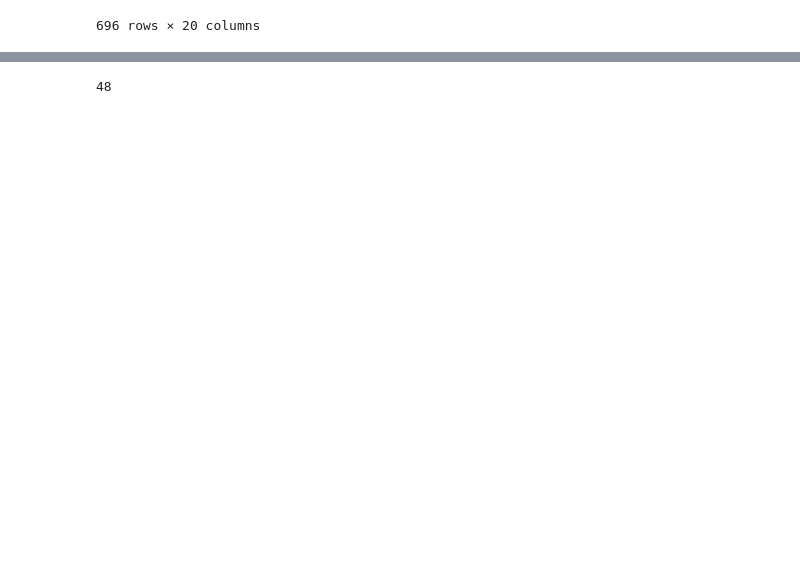
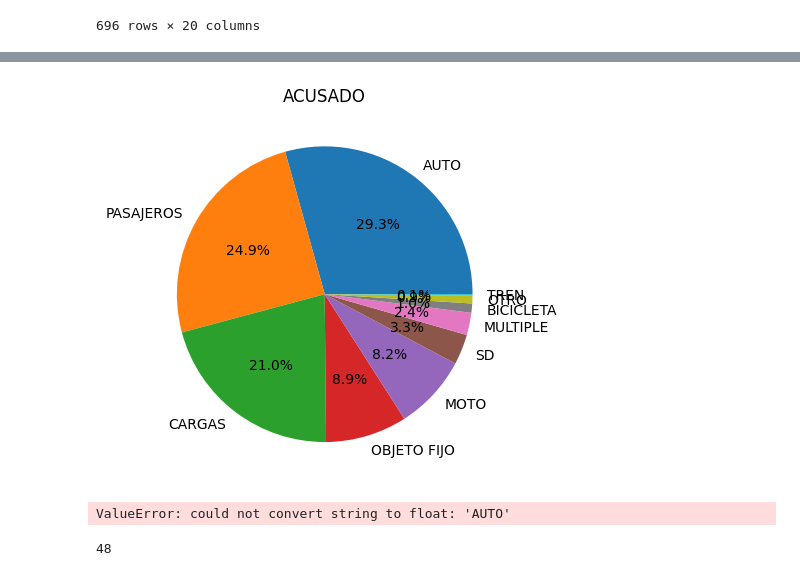
Before and after one commit to cypbk/pida-javier-bengolea, a Jupyter notebook: main.ipynb, the cells around one changed output, grey strips where cells are left out. Cells and saved outputs as stored; diff of their text form; code cells hidden in the pictures; blank space fills up the shorter version.

```diff
--- a/main.ipynb
+++ b/main.ipynb
@@ -24,3 +55,11 @@ data
+# %%
+showPie(data['ACUSADO'])
+# %% [output]
+[figure, added]
+# %%
+data['ACUSADO'].corr(data['VICTIMA'])
+# %% [output]
+ValueError: could not convert string to float: 'AUTO'
 # %%
 barrios = pd.read_excel('data/barrios.xlsx')
 len(barrios.dropna().BARRIO.unique())
```
Also changed, not shown: parts of 6 cells of this notebook, 2 other files.
